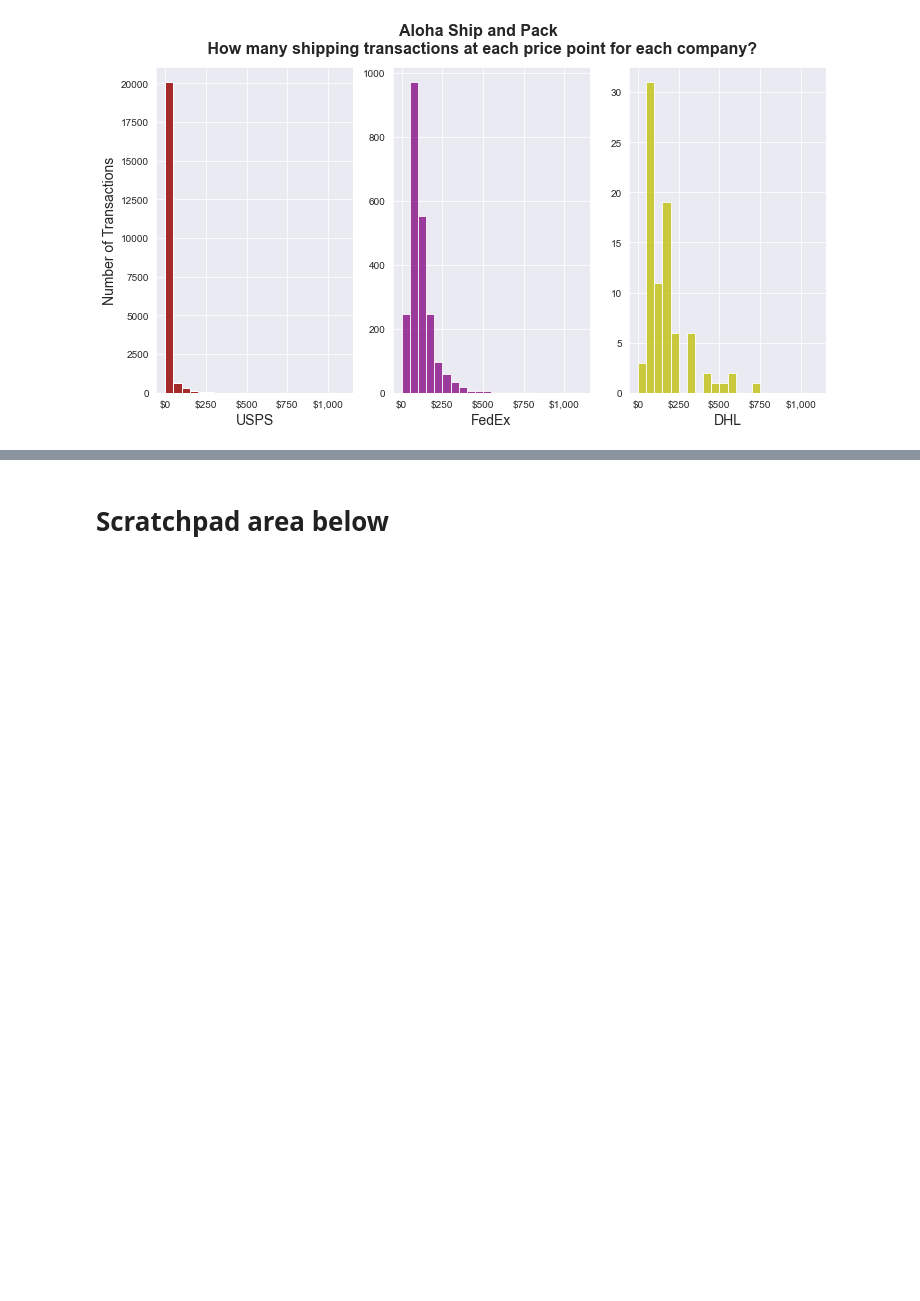
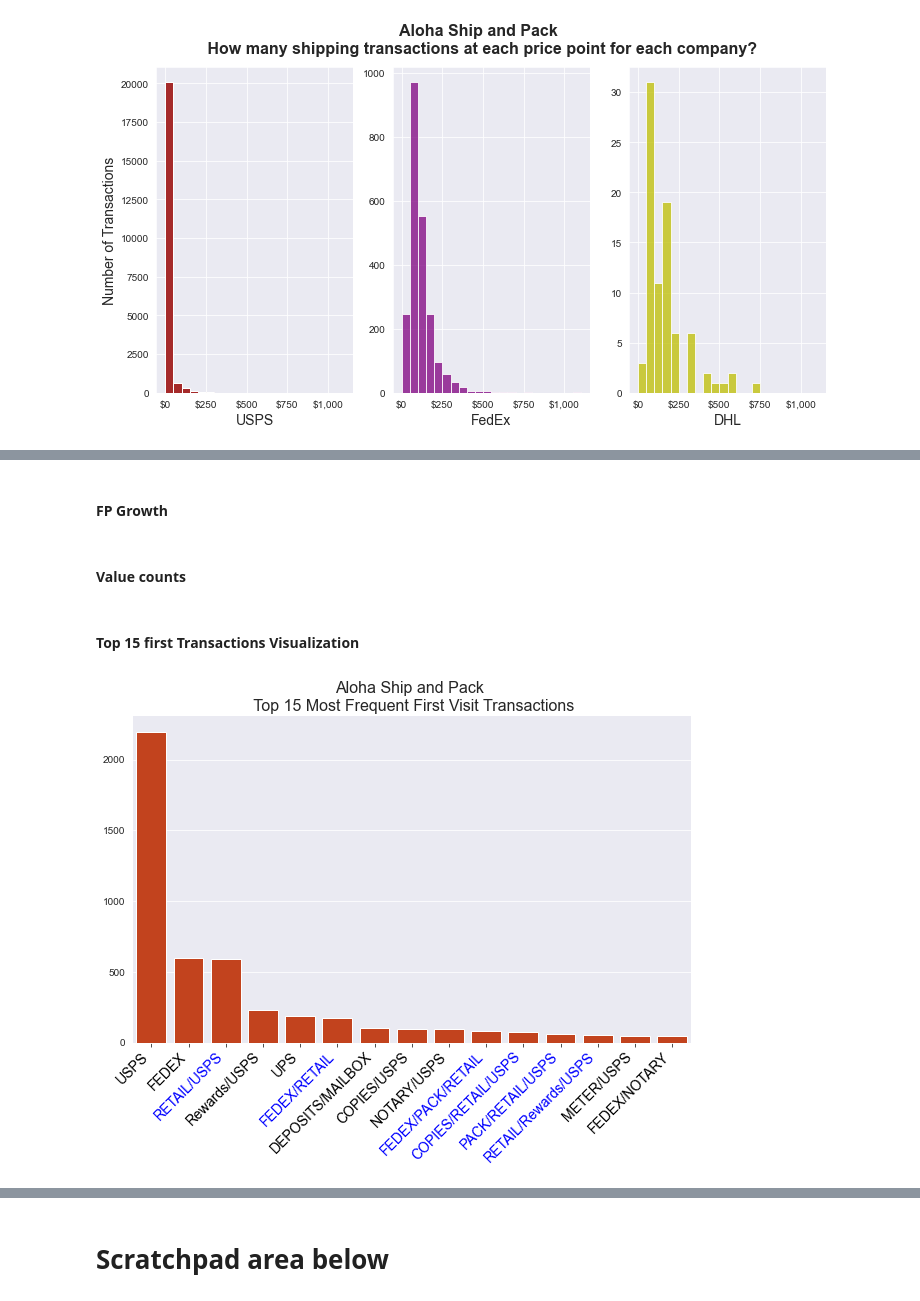
Before and after one commit to chapmanderek/ASAP-Analysis, a Jupyter notebook: asap_notebook.ipynb, the cells around one changed output, grey strips where cells are left out. Drawn from its saved outputs; the diff is of its cells as text; code cells hidden in the pictures; blank space fills up the shorter version.

Commit message:
2nd round of visualizations and begin location information

```diff
--- a/asap_notebook.ipynb
+++ b/asap_notebook.ipynb
@@ -356,3 +416,0 @@ first_transactions = first_transactions[['Customer', 'DateStamp']]
-# %%
-for customer in customers:
-    first_transactions[first_transactions.Customer == customer]
@@ -374,0 +459,2 @@ def write_first_transactions_to_file(first_trans):
+# %% [markdown]
+#### FP Growth
@@ -374,0 +474,54 @@ def write_first_transactions_to_file(first_trans):
+# %% [markdown]
+#### Value counts
+# %%
+patterns = first_transactions.transactions.value_counts()[0:15]
+
+## make results graphable
+num_hits, pattern = [], []
+for each in patterns.items():
+    num_hits.append(each[1])
+    pattern.append(each[0])
+# %% [markdown]
+#### Top 15 first Transactions Visualization
+# %%
+#### Visualizations
+BASE_FONT_SIZE = 14
+TITLE_FONT_SIZE = 16
+sns.set_style('darkgrid')
+retail = [2,5,9,10,11,12]
+# rewards = [3,12]
+
+colors = []
+for i in range(len(pattern)):
+    # if i in rewards:
+    #     colors.append('green')
+    if i in retail:
+        colors.append('blue')
+    else:
+        colors.append('black')
+
+#create plot
+fig = plt.figure()
+fig.set_size_inches(10,6)
+b = sns.barplot(x=pattern, y=num_hits, color='#DD3403')
+
+#xaxis
+_ = b.xaxis.set_ticklabels(b.xaxis.get_ticklabels(), rotation = 45, ha = 'right', size = BASE_FONT_SIZE)
+for i, tick_label in enumerate(b.axes.get_xticklabels()):
+    tick_label.set_color(colors[i])
+
+#yaxis
+# b.yaxis.set_ticklabels(b.yaxis.get_ticklabels(), size=BASE_FONT_SIZE)
+# b.yaxis.label.set_fontsize(20)
+
+#other
+b.tick_params(bottom=True)
+sns.despine(bottom=False, top=True, left=True)
+
+#text
+_ = plt.title('Aloha Ship and Pack \n Top 15 Most Frequent First Visit Transactions', fontsize=TITLE_FONT_SIZE)
+
+plt.savefig('figures/first_trans_most_frequent_hq.jpg', bbox_inches='tight', dpi=800)
+plt.show()
+# %% [output]
+[figure, added]
```
Also changed, not shown: parts of 68 cells of this notebook, 8 other files.
